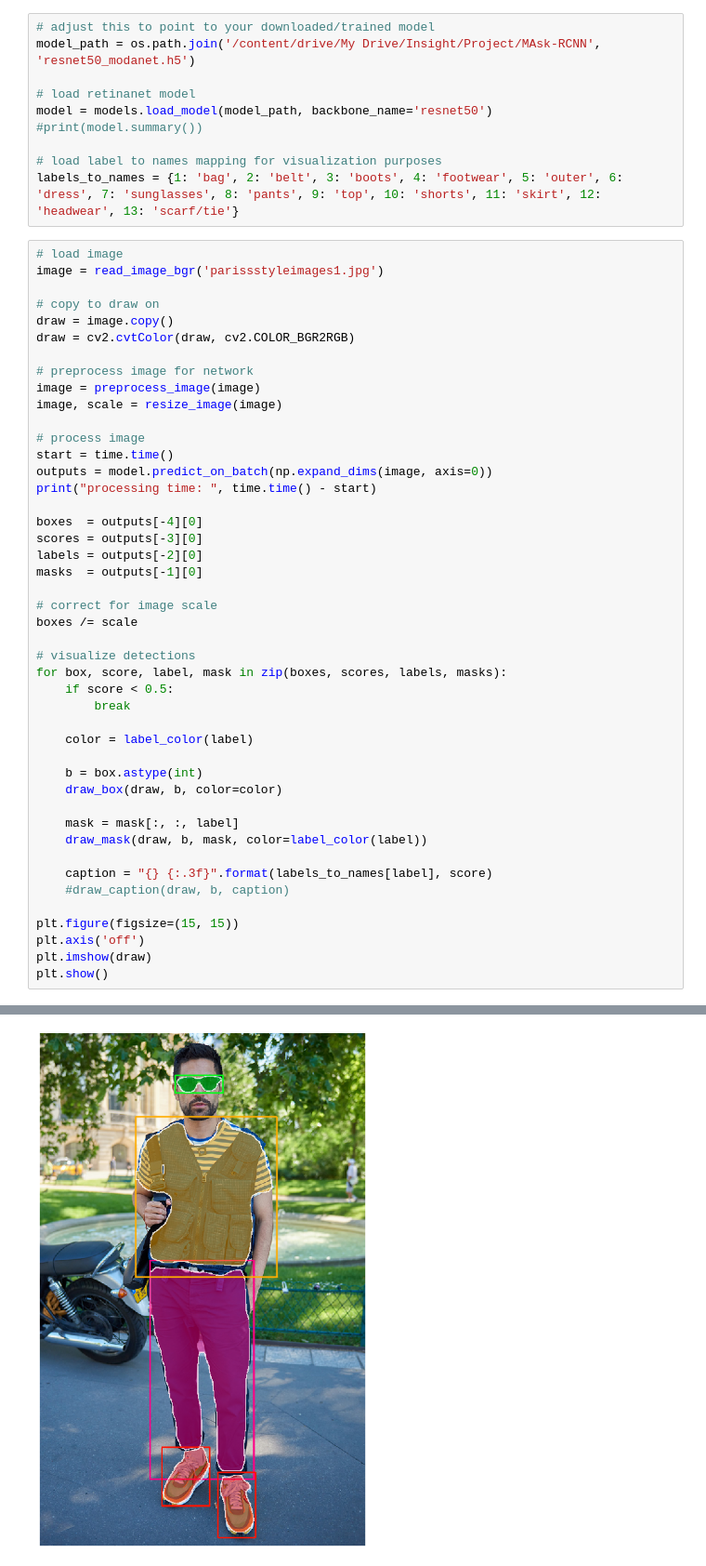
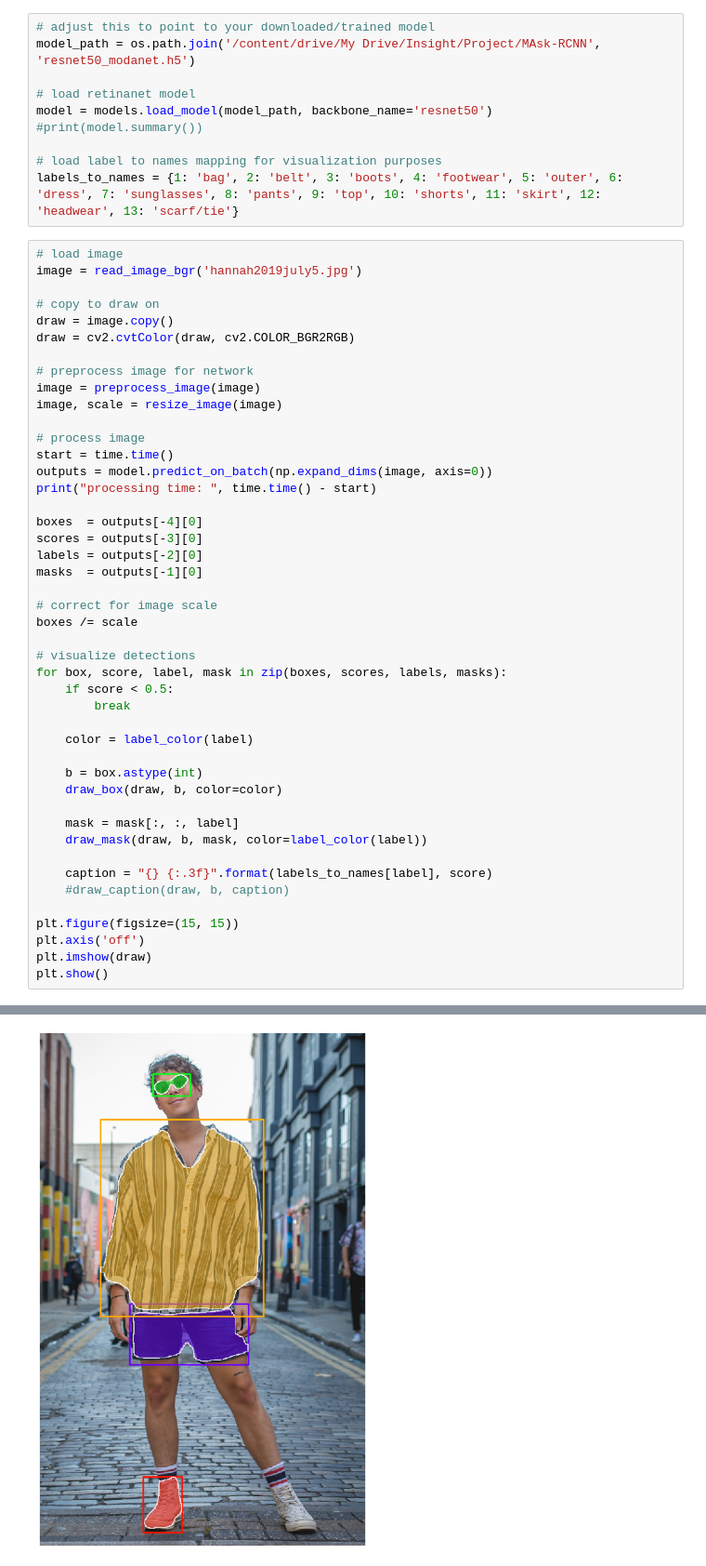
Before and after one commit to jimmyjoy43/Insight_project, a Jupyter notebook: MODAnet.ipynb, the cells around one changed output, grey strips where cells are left out. Shown at 93% size. Saved outputs shown, nothing was run; the diff lists cells and outputs as text.

```diff
--- a/MODAnet.ipynb
+++ b/MODAnet.ipynb
@@ -88,7 +88,7 @@ model = models.load_model(model_path, backbone_name='resnet50')
 labels_to_names = {1: 'bag', 2: 'belt', 3: 'boots', 4: 'footwear', 5: 'outer', 6: 'dress', 7: 'sunglasses', 8: 'pants', 9: 'top', 10: 'shorts', 11: 'skirt', 12: 'headwear', 13: 'scarf/tie'}
 # %%
 # load image
-image = read_image_bgr('parissstyleimages1.jpg')
+image = read_image_bgr('hannah2019july5.jpg')
 
 # copy to draw on
 draw = image.copy()
@@ -136 +136 @@ processing time:  10.573501825332642
-[figure, old version]
+[figure, new version]
```
Also changed, not shown: parts of 3 cells of this notebook.
